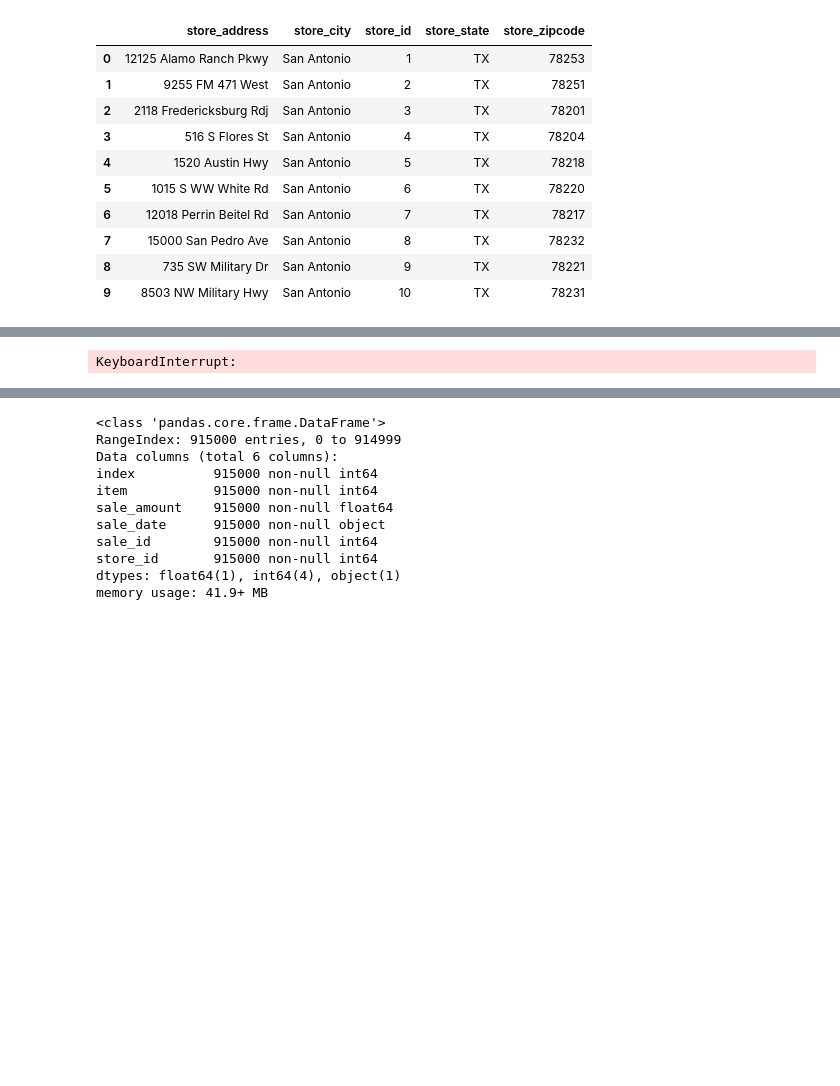
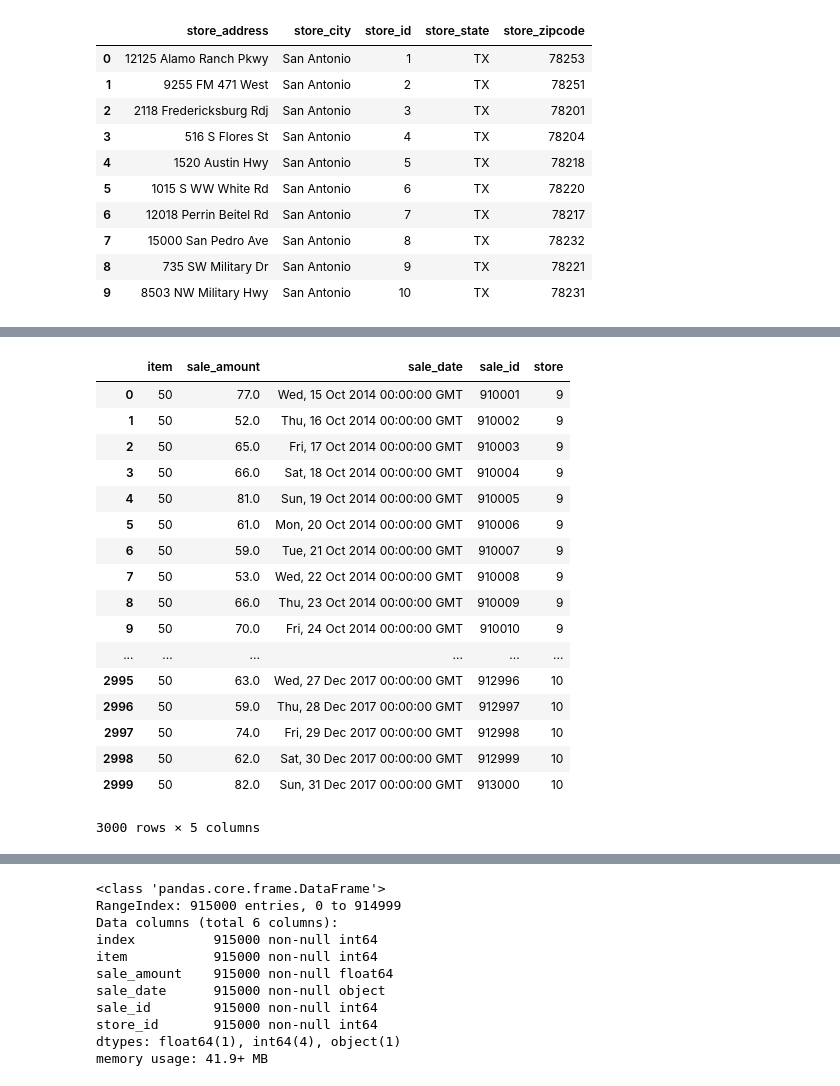
Before and after one commit to Jacqueline-A-Shay/ds-methodologies-exercises, a Jupyter notebook: time_series/Acquire.ipynb, the cells around one changed output, grey strips where cells are left out. Drawn from its saved outputs; the diff is of its cells as text; code cells hidden in the pictures; blank space fills up the shorter version.

Commit message:
acquired sales

```diff
--- a/time_series/Acquire.ipynb
+++ b/time_series/Acquire.ipynb
@@ -408,0 +413,4 @@ response.json()
+# %%
+for page in range(1,184):
+    response = '?page=' + str(page)
+    print(response)
@@ -409,46 +435,31 @@ response.json()
 # %%
-def acquire(base_url):
-    p = 2
+def acquire():
     import requests
     import pandas as pd
-    response = requests.get(base_url)
-    sale_data = response.json()
-    sales = pd.DataFrame(sale_data['payload']['sales'])
-    while sale_data['payload']['page'] < 183:
-        response = requests.get(base_url + 'page =' + str(p))
-        sales = pd.concat([sales, pd.DataFrame(sale_data['payload']['sales'])])
-        p += 1
-        if p > sale_data['payload']['max_page']:
-            sales = sales.reset_index()
-            return sales
+    for page in range(1,184):
+        base_url = 'https://python.zach.lol/api/v1/sales'
+        response = requests.get(base_url + '?page=' + str(page))
+        sales = pd.DataFrame()
+        sales = pd.concat([sales, pd.DataFrame(response.json()['payload']['sales'])])
+    return sales
-# %%
-def acquire(base_url):
-    import requests
-    import pandas as pd
-
-    p = 1
-    response = requests.get(base_url + 'page =' + str(p))
-
-    response = requests.get(base_url)
-    sale_data = response.json()
-    sales = pd.DataFrame(sale_data['payload']['sales'])
-    while sale_data['payload']['page'] < 183:
-
-        sales = pd.concat([sales, pd.DataFrame(sale_data['payload']['sales'])])
-        p += 1
-        if p > sale_data['payload']['max_page']:
-            sales = sales.reset_index()
-            return sales
-# %%
-import requests
-import pandas as pd
-p = 1
-while p < 184:
-    base_url = 'https://python.zach.lol/api/v1/sales'
-    response = requests.get(base_url + 'page =' + str(p))
-    response = requests.get(base_url)
-    sale_data = response.json()
-    sales = pd.DataFrame(sale_data['payload']['sales'])
-    p += 1
-# %% [output]
-KeyboardInterrupt:
+# %%
+acquire()
+# %% [output]
+|  | item | sale_amount | sale_date | sale_id | store |
+| 0 | 50 | 77.0 | Wed, 15 Oct 2014 00:00:00 GMT | 910001 | 9 |
+| 1 | 50 | 52.0 | Thu, 16 Oct 2014 00:00:00 GMT | 910002 | 9 |
+| 2 | 50 | 65.0 | Fri, 17 Oct 2014 00:00:00 GMT | 910003 | 9 |
+| 3 | 50 | 66.0 | Sat, 18 Oct 2014 00:00:00 GMT | 910004 | 9 |
+| 4 | 50 | 81.0 | Sun, 19 Oct 2014 00:00:00 GMT | 910005 | 9 |
+| 5 | 50 | 61.0 | Mon, 20 Oct 2014 00:00:00 GMT | 910006 | 9 |
+| 6 | 50 | 59.0 | Tue, 21 Oct 2014 00:00:00 GMT | 910007 | 9 |
+| 7 | 50 | 53.0 | Wed, 22 Oct 2014 00:00:00 GMT | 910008 | 9 |
+| 8 | 50 | 66.0 | Thu, 23 Oct 2014 00:00:00 GMT | 910009 | 9 |
+| 9 | 50 | 70.0 | Fri, 24 Oct 2014 00:00:00 GMT | 910010 | 9 |
+| ... | ... | ... | ... | ... | ... |
+| 2995 | 50 | 63.0 | Wed, 27 Dec 2017 00:00:00 GMT | 912996 | 10 |
+| 2996 | 50 | 59.0 | Thu, 28 Dec 2017 00:00:00 GMT | 912997 | 10 |
+| 2997 | 50 | 74.0 | Fri, 29 Dec 2017 00:00:00 GMT | 912998 | 10 |
+| 2998 | 50 | 62.0 | Sat, 30 Dec 2017 00:00:00 GMT | 912999 | 10 |
+| 2999 | 50 | 82.0 | Sun, 31 Dec 2017 00:00:00 GMT | 913000 | 10 |
+3000 rows × 5 columns
```
Also changed, not shown: parts of 7 cells of this notebook, 7 other files.
